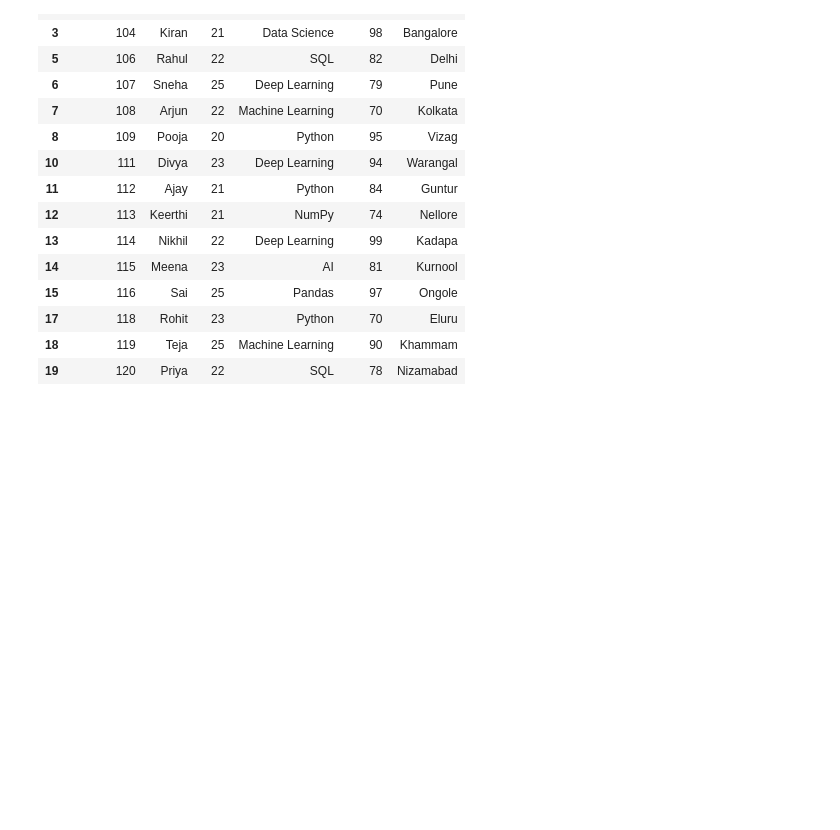
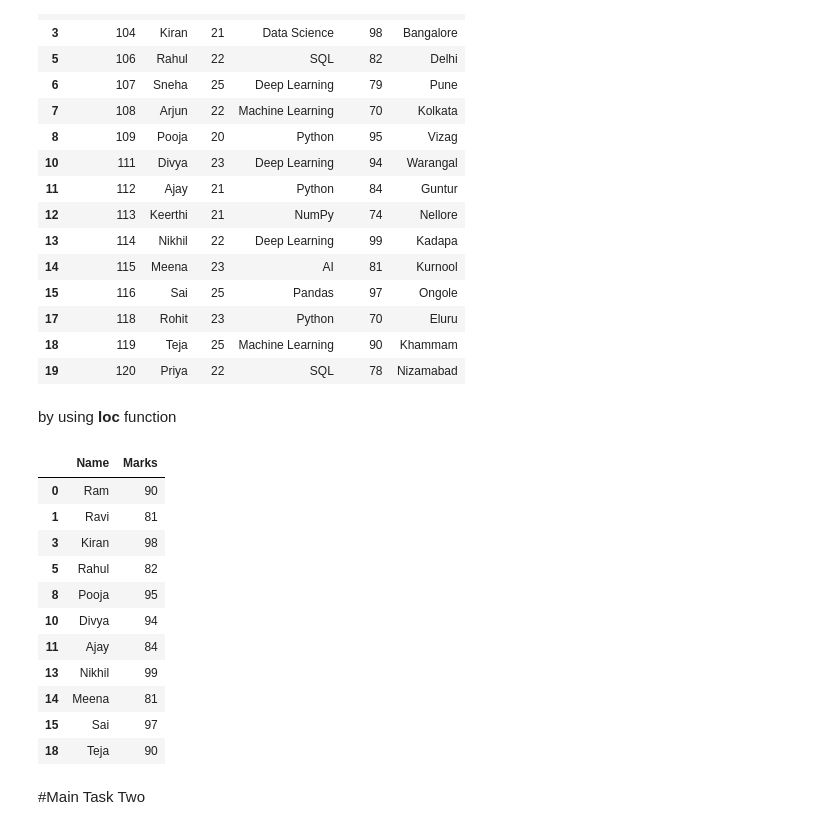
Before and after one commit to Varalakshmi-skab/datasciencelearning, a Jupyter notebook: Pandas.ipynb, the cells around one changed output. Drawn from its saved outputs; the diff is of its cells as text; code cells hidden in the pictures; blank space fills up the shorter version.

```diff
--- a/Pandas.ipynb
+++ b/Pandas.ipynb
@@ -891,3 +891,22 @@ df[(df["Marks"]>80) | (df['Age']>=21)]
 | 17 | 118 | Rohit | 23 | Python | 70 | Eluru |
 | 18 | 119 | Teja | 25 | Machine Learning | 90 | Khammam |
 | 19 | 120 | Priya | 22 | SQL | 78 | Nizamabad |
+# %% [markdown]
+by using **loc** function
+# %%
+df.loc[df["Marks"]>80,["Name","Marks"]]
+# %% [output]
+|  | Name | Marks |
+| 0 | Ram | 90 |
+| 1 | Ravi | 81 |
+| 3 | Kiran | 98 |
+| 5 | Rahul | 82 |
+| 8 | Pooja | 95 |
+| 10 | Divya | 94 |
+| 11 | Ajay | 84 |
+| 13 | Nikhil | 99 |
+| 14 | Meena | 81 |
+| 15 | Sai | 97 |
+| 18 | Teja | 90 |
+# %% [markdown]
+#Main Task Two
```
Also changed, not shown: parts of 6 cells of this notebook.
